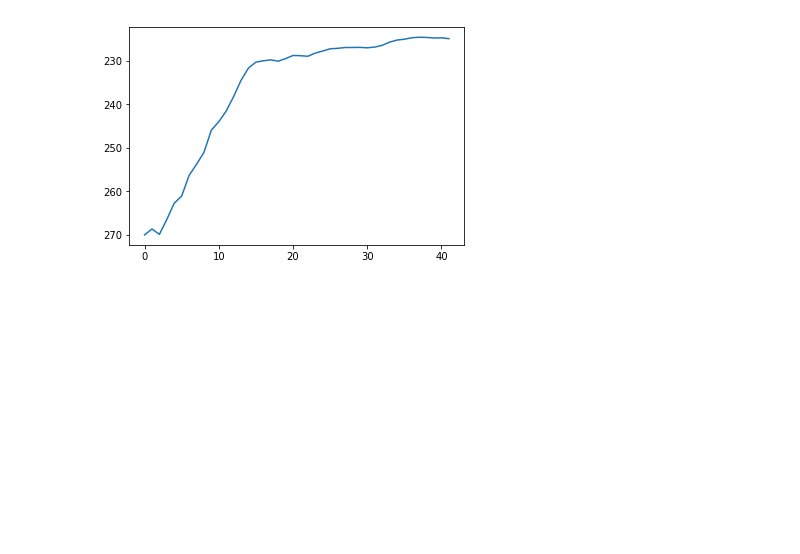
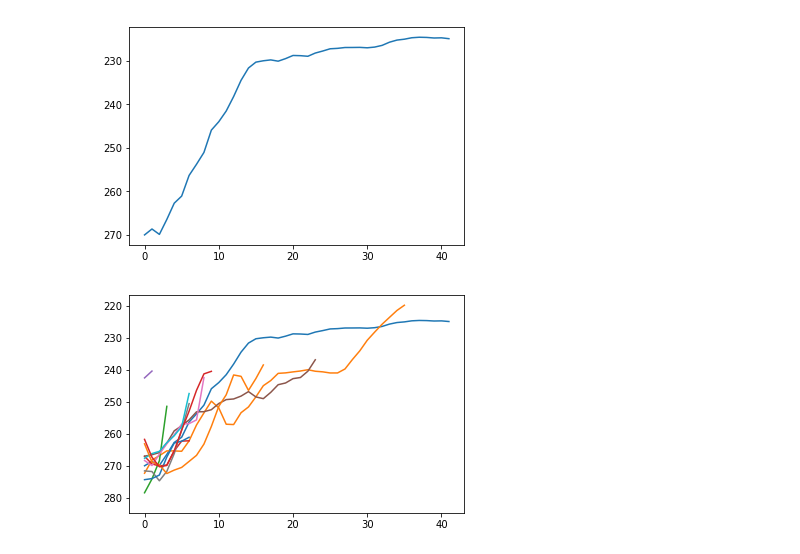
Before and after one commit to w-k-jones/python_toolbox, a Jupyter notebook: examples/Flow_tracking_example.ipynb, the cells around one changed output. Saved outputs shown, nothing was run; the diff lists cells and outputs as text; code cells hidden in the pictures; blank space fills up the shorter version.

```diff
--- a/examples/Flow_tracking_example.ipynb
+++ b/examples/Flow_tracking_example.ipynb
@@ -309,3 +309,9 @@ plt.plot(bt_labels[0])
 plt.gca().invert_yaxis()
 # %% [output]
 [figure]
+# %%
+for i in range(len(bt_labels)):
+    plt.plot(bt_labels[i])
+plt.gca().invert_yaxis()
+# %% [output]
+[figure, added]
```
Also changed, not shown: parts of 2 cells of this notebook, 1 other file.
